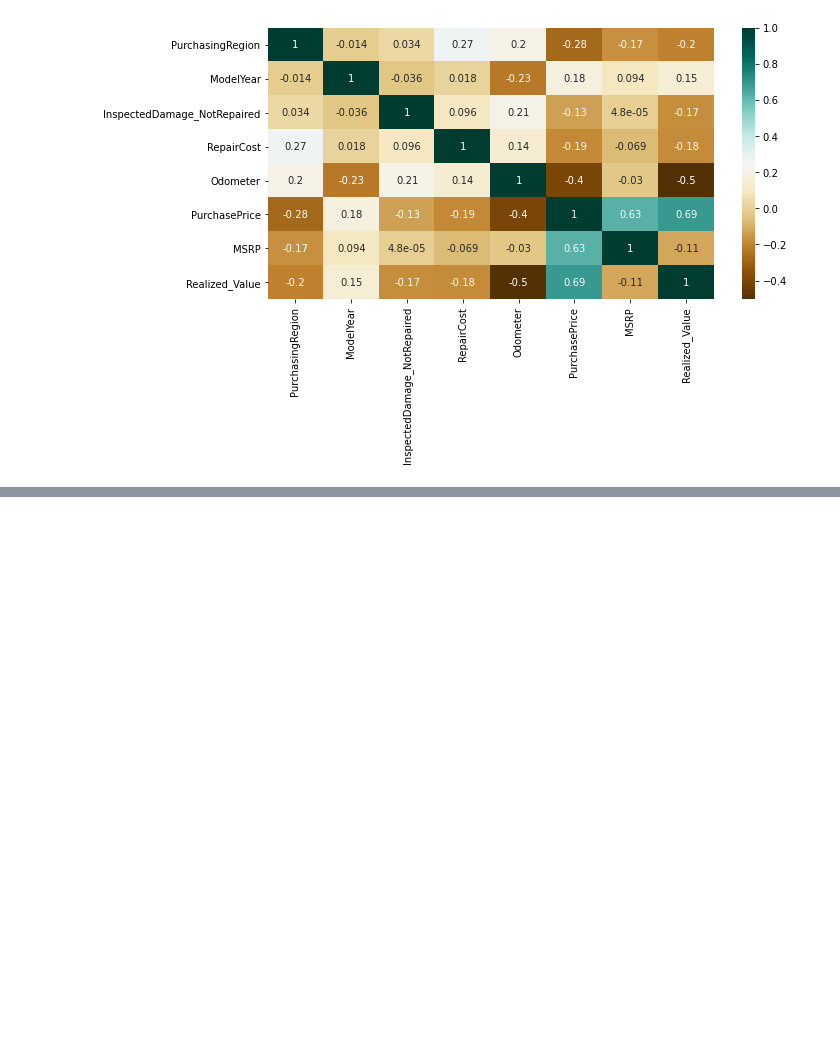
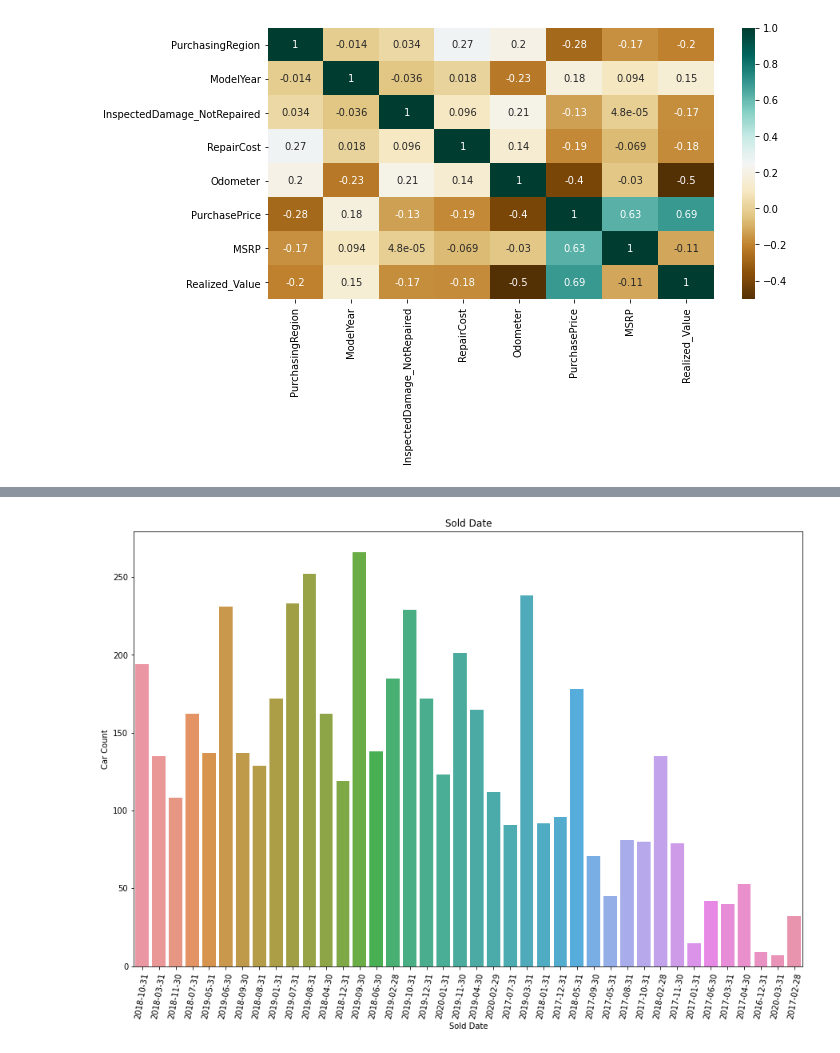
Before and after one commit to ahmed17777/remarketing_case_study, a Jupyter notebook: bmw_feature_analysis.ipynb, the cells around one changed output, grey strips where cells are left out. Cells and saved outputs as stored; diff of their text form; code cells hidden in the pictures; blank space fills up the shorter version.

```diff
--- a/bmw_feature_analysis.ipynb
+++ b/bmw_feature_analysis.ipynb
@@ -187,0 +152,11 @@ c
+# %%
+# Sold data visualization
+plt.figure(figsize=(15,10))
+sns.countplot(df['SaleDate'])
+plt.xlabel("Sold Date")
+plt.ylabel("Car Count")
+plt.xticks(rotation=80)
+plt.title("Sold Date")
+plt.show()
+# %% [output]
+[figure, added]
```
Also changed, not shown: parts of 4 cells of this notebook.
